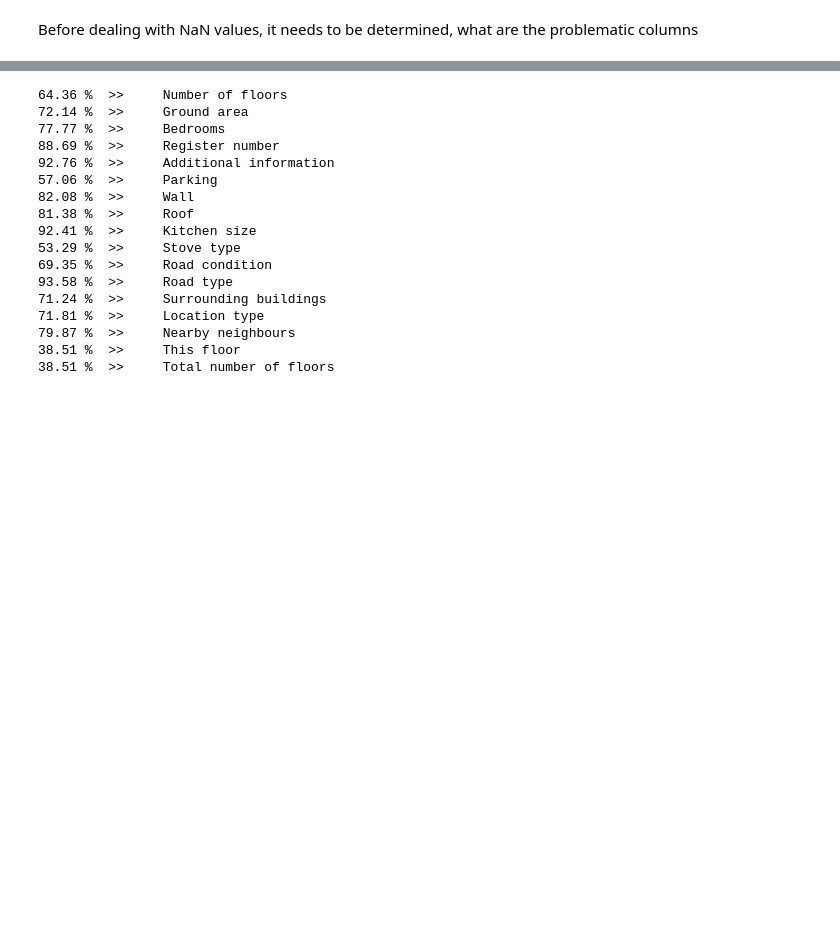
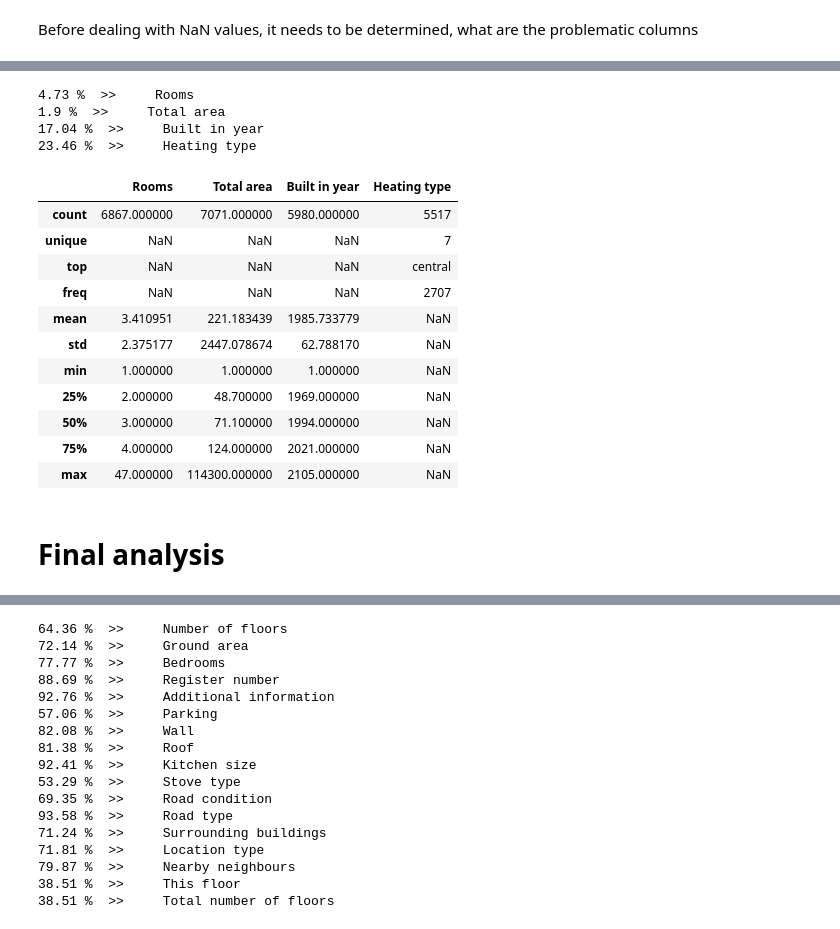
Before and after one commit to Jyrijoul/real_estate_prediction, a Jupyter notebook: data_analysis.ipynb, the cells around one changed output, grey strips where cells are left out. Drawn from its saved outputs; the diff is of its cells as text; code cells hidden in the pictures; blank space fills up the shorter version.

```diff
--- a/data_analysis.ipynb
+++ b/data_analysis.ipynb
@@ -707,3 +690,14 @@ We have no use for any data, that doesn't have price
 data = data[data['Price'].notna()]
 # %% [markdown]
 Before dealing with NaN values, it needs to be determined, what are the problematic columns
+# %%
+def get_percent_of_na(data, column):
+    return round(data[column].isna().sum() / len(data) * 100, 2)
+
+bad_columns = []
+for column in data.columns:
+    percent = get_percent_of_na(data, column)
+    #print(percent, "%  >>    ", column)
+    if percent > 30:
+        print(percent, "%  >>    ", column)
+        bad_columns.append(column)
@@ -709,0 +734,27 @@ Before dealing with NaN values, it needs to be determined, what are the problema
+# %%
+for column in data.columns:
+    percent = get_percent_of_na(data, column)
+    #print(percent, "%  >>    ", column)
+    if percent > 0:
+        print(percent, "%  >>    ", column)
+# %% [output]
+4.73 %  >>     Rooms
+1.9 %  >>     Total area
+17.04 %  >>     Built in year
+23.46 %  >>     Heating type
+# %%
+#data.dtypes
+data[["Rooms", "Total area", "Built in year", "Heating type"]].describe(include=[float, int, object, bool])
+# %% [output]
+|  | Rooms | Total area | Built in year | Heating type |
+| count | 6867.000000 | 7071.000000 | 5980.000000 | 5517 |
+| unique | NaN | NaN | NaN | 7 |
+| top | NaN | NaN | NaN | central |
+| freq | NaN | NaN | NaN | 2707 |
+| mean | 3.410951 | 221.183439 | 1985.733779 | NaN |
+| std | 2.375177 | 2447.078674 | 62.788170 | NaN |
+| min | 1.000000 | 1.000000 | 1.000000 | NaN |
+| 25% | 2.000000 | 48.700000 | 1969.000000 | NaN |
+| 50% | 3.000000 | 71.100000 | 1994.000000 | NaN |
+| 75% | 4.000000 | 124.000000 | 2021.000000 | NaN |
+| max | 47.000000 | 114300.000000 | 2105.000000 | NaN |
@@ -709,0 +772,2 @@ Before dealing with NaN values, it needs to be determined, what are the problema
+# %% [markdown]
+# Final analysis
```
Also changed, not shown: parts of 21 cells of this notebook, 1 other file.
